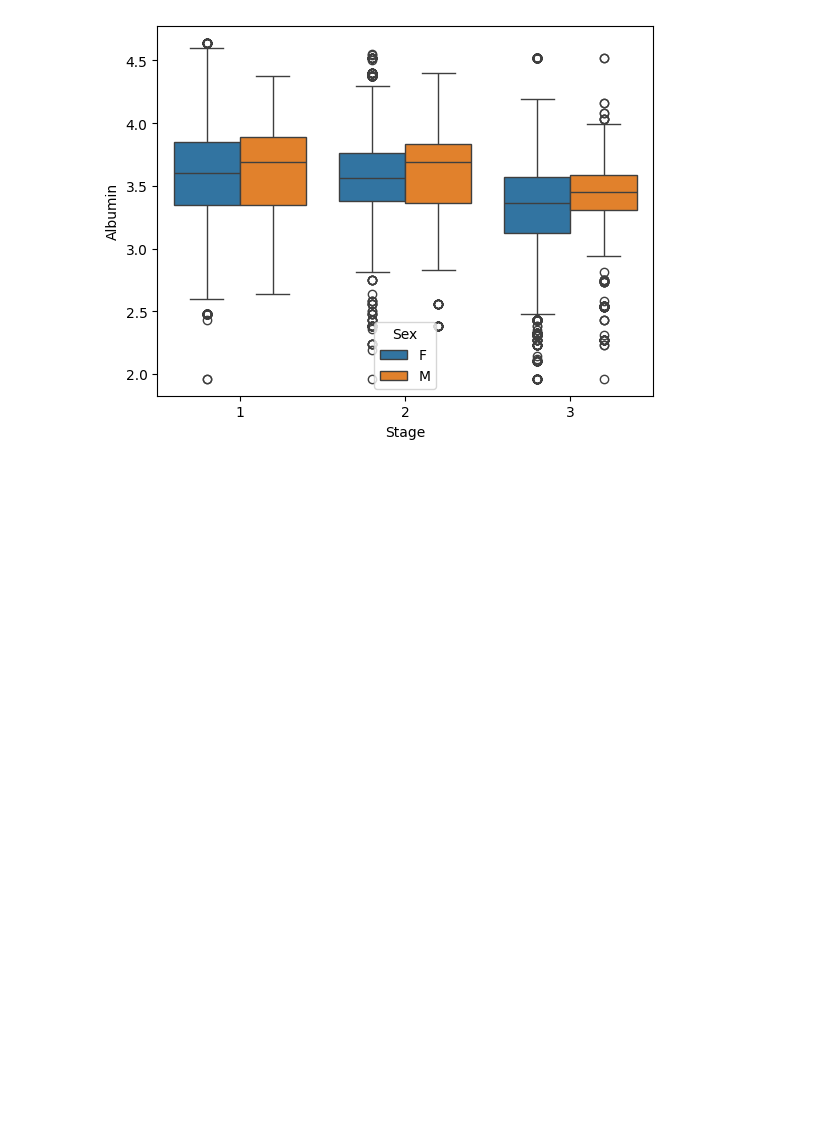
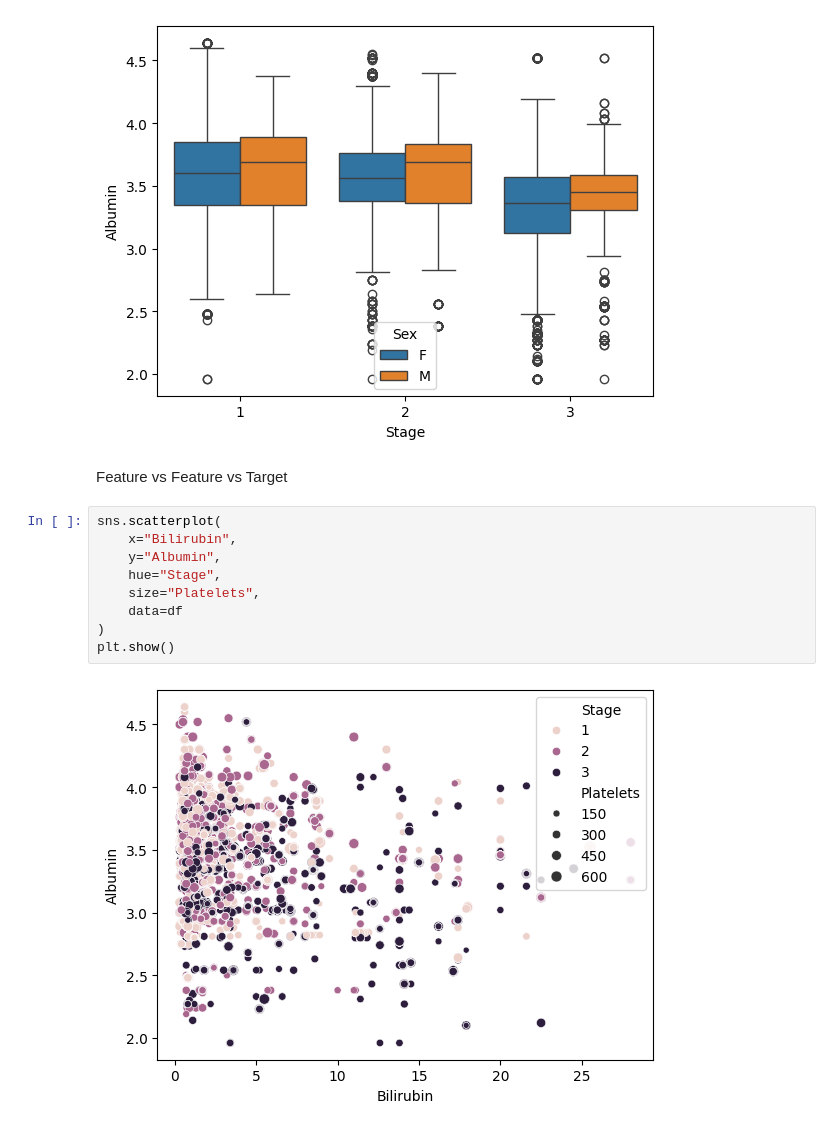
Before and after one commit to RajatDev18/Liver-cirrhosis-prediction-working, a Jupyter notebook: Notebooks/data_exploration.ipynb, the cells around one changed output. Drawn from its saved outputs; the diff is of its cells as text; blank space fills up the shorter version.

```diff
--- a/Notebooks/data_exploration.ipynb
+++ b/Notebooks/data_exploration.ipynb
@@ -162,3 +162,16 @@ sns.boxplot(x="Stage", y="Albumin", hue="Sex", data=df)
 plt.show()
 # %% [output]
 [figure]
+# %% [markdown]
+Feature vs Feature vs Target
+# %%
+sns.scatterplot(
+    x="Bilirubin",
+    y="Albumin",
+    hue="Stage",
+    size="Platelets",
+    data=df
+)
+plt.show()
+# %% [output]
+[figure, added]
```
